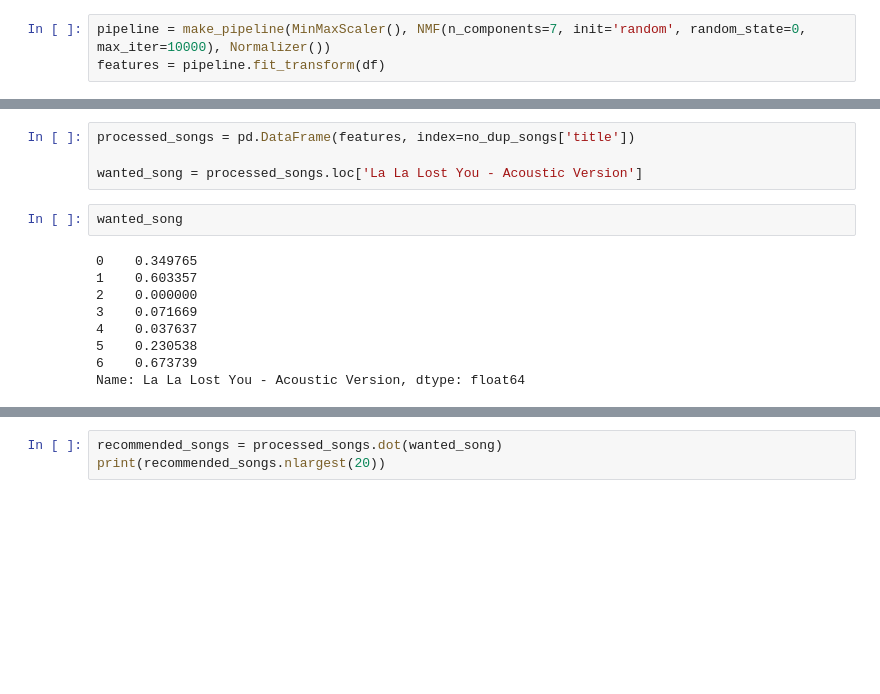
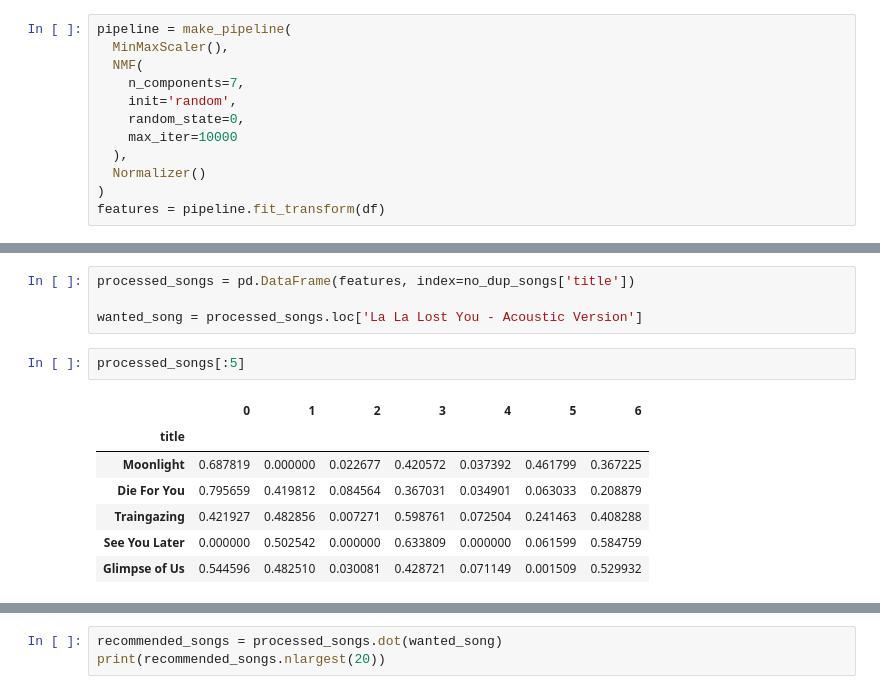
Before and after one commit to bsraya/data-science-portfolio, a Jupyter notebook: nmf.ipynb, the cells around one changed output, grey strips where cells are left out. Cells and saved outputs as stored; diff of their text form; blank space fills up the shorter version.

```diff
--- a/nmf.ipynb
+++ b/nmf.ipynb
@@ -60,7 +60,16 @@ plt.show()
 # %% [output]
 [figure]
 # %%
-pipeline = make_pipeline(MinMaxScaler(), NMF(n_components=7, init='random', random_state=0, max_iter=10000), Normalizer())
+pipeline = make_pipeline(
+  MinMaxScaler(),
+  NMF(
+    n_components=7,
+    init='random',
+    random_state=0,
+    max_iter=10000
+  ),
+  Normalizer()
+)
 features = pipeline.fit_transform(df)
 # %%
 # get components of NMF model out of one of the steps of the pipeline
@@ -87,14 +127,13 @@ Category: acousticness
 processed_songs = pd.DataFrame(features, index=no_dup_songs['title'])
 
 wanted_song = processed_songs.loc['La La Lost You - Acoustic Version']
-# %%
-wanted_song
-# %% [output]
-0    0.349765
-1    0.603357
-2    0.000000
-3    0.071669
-4    0.037637
-5    0.230538
-6    0.673739
-Name: La La Lost You - Acoustic Version, dtype: float64
+# %%
+processed_songs[:5]
+# %% [output]
+|  | 0 | 1 | 2 | 3 | 4 | 5 | 6 |
+| title |  |  |  |  |  |  |  |
+| Moonlight | 0.687819 | 0.000000 | 0.022677 | 0.420572 | 0.037392 | 0.461799 | 0.367225 |
+| Die For You | 0.795659 | 0.419812 | 0.084564 | 0.367031 | 0.034901 | 0.063033 | 0.208879 |
+| Traingazing | 0.421927 | 0.482856 | 0.007271 | 0.598761 | 0.072504 | 0.241463 | 0.408288 |
+| See You Later | 0.000000 | 0.502542 | 0.000000 | 0.633809 | 0.000000 | 0.061599 | 0.584759 |
+| Glimpse of Us | 0.544596 | 0.482510 | 0.030081 | 0.428721 | 0.071149 | 0.001509 | 0.529932 |
```
Also changed, not shown: parts of 9 cells of this notebook.
